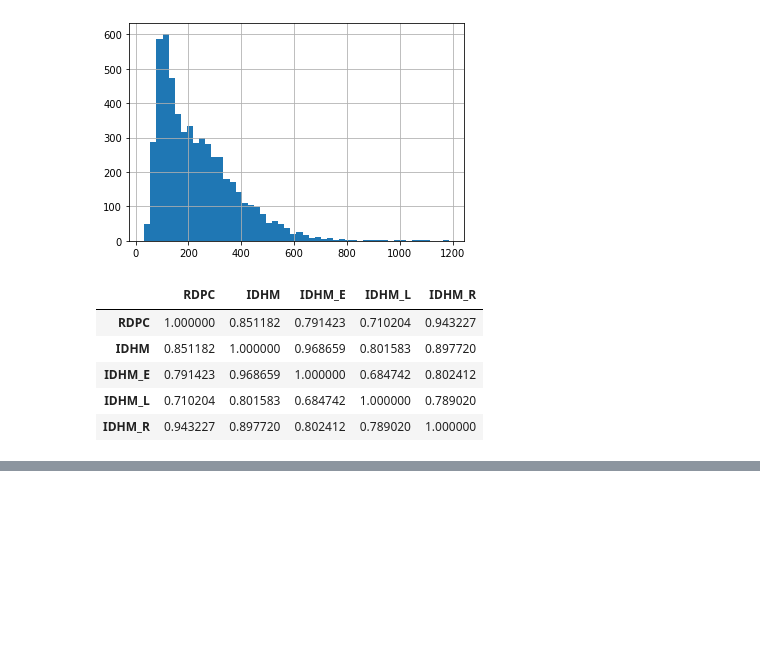
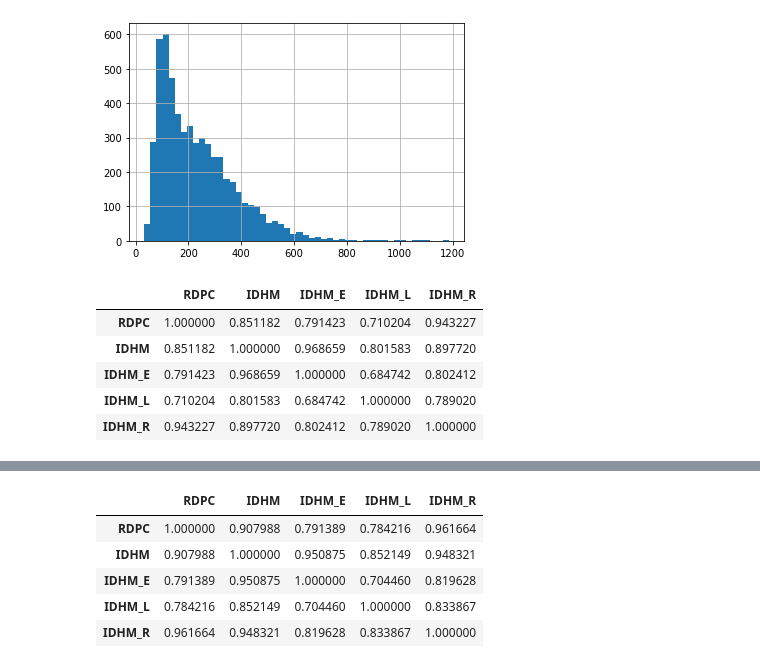
Before and after one commit to EmersonFranca/IDH_Atlas, a Jupyter notebook: Analise_Exploratoria/1_Analise_Exploratoria.ipynb, the cells around one changed output, grey strips where cells are left out. Drawn from its saved outputs; the diff is of its cells as text; code cells hidden in the pictures; blank space fills up the shorter version.

```diff
--- a/Analise_Exploratoria/1_Analise_Exploratoria.ipynb
+++ b/Analise_Exploratoria/1_Analise_Exploratoria.ipynb
@@ -94,0 +104,9 @@ dfIDH_1991[['RDPC','IDHM', 'IDHM_E', 'IDHM_L', 'IDHM_R']].corr()
+# %%
+dfIDH_2010[['RDPC','IDHM', 'IDHM_E', 'IDHM_L', 'IDHM_R']].corr()
+# %% [output]
+|  | RDPC | IDHM | IDHM_E | IDHM_L | IDHM_R |
+| RDPC | 1.000000 | 0.907988 | 0.791389 | 0.784216 | 0.961664 |
+| IDHM | 0.907988 | 1.000000 | 0.950875 | 0.852149 | 0.948321 |
+| IDHM_E | 0.791389 | 0.950875 | 1.000000 | 0.704460 | 0.819628 |
+| IDHM_L | 0.784216 | 0.852149 | 0.704460 | 1.000000 | 0.833867 |
+| IDHM_R | 0.961664 | 0.948321 | 0.819628 | 0.833867 | 1.000000 |
```
Also changed, not shown: parts of 2 cells of this notebook.
